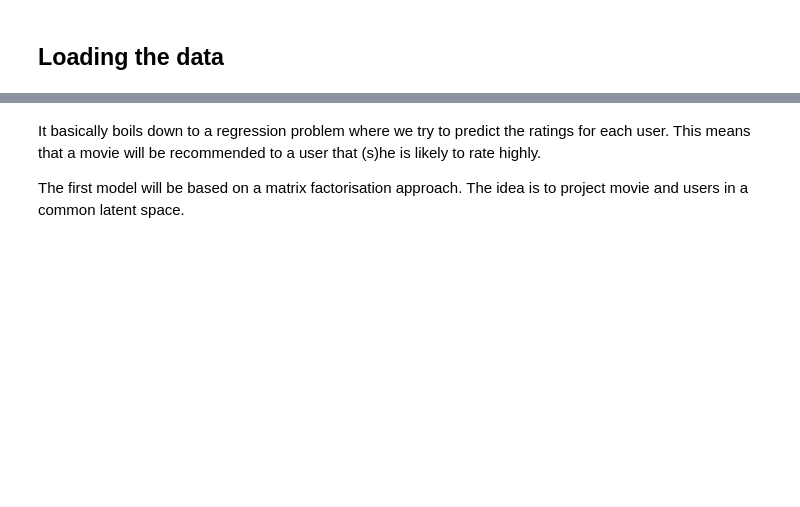
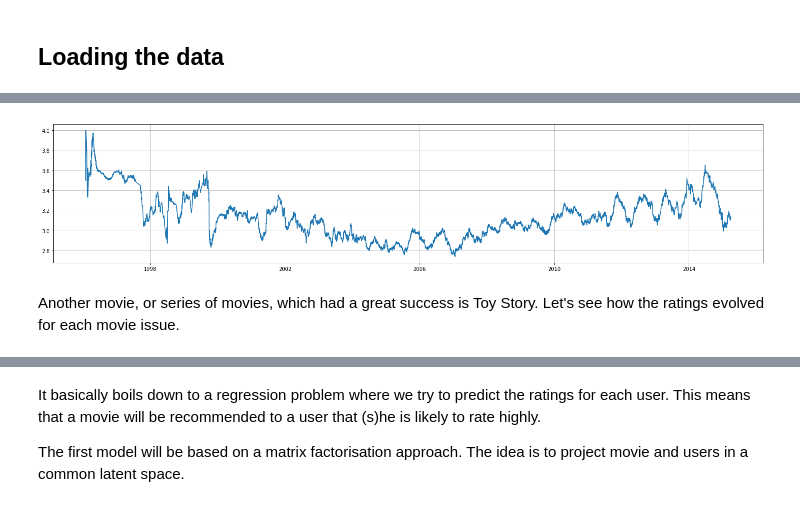
Before and after one commit to jjlbrown/RecommendationEngine, a Jupyter notebook: recommendation_part2_keras.ipynb, the cells around one changed output, grey strips where cells are left out. Drawn from its saved outputs; the diff is of its cells as text; code cells hidden in the pictures; blank space fills up the shorter version.

```diff
--- a/recommendation_part2_keras.ipynb
+++ b/recommendation_part2_keras.ipynb
@@ -74,0 +70,14 @@ items.head()
+# %%
+jumanji = ratings[ratings.movieId == 1].copy()
+jumanji.sort_values("timestamp", inplace=True)
+jumanji["timestamp"] = pd.to_datetime(jumanji.timestamp, unit="s")
+jumanji.set_index("timestamp", inplace=True)
+# %%
+plt.figure(figsize=(25,5))
+plt.plot(jumanji.rating.rolling("90D").mean())
+plt.grid()
+plt.show()
+# %% [output]
+[figure, added]
+# %% [markdown]
+Another movie, or series of movies, which had a great success is Toy Story. Let's see how the ratings evolved for each movie issue.
```
Also changed, not shown: parts of 34 cells of this notebook.
